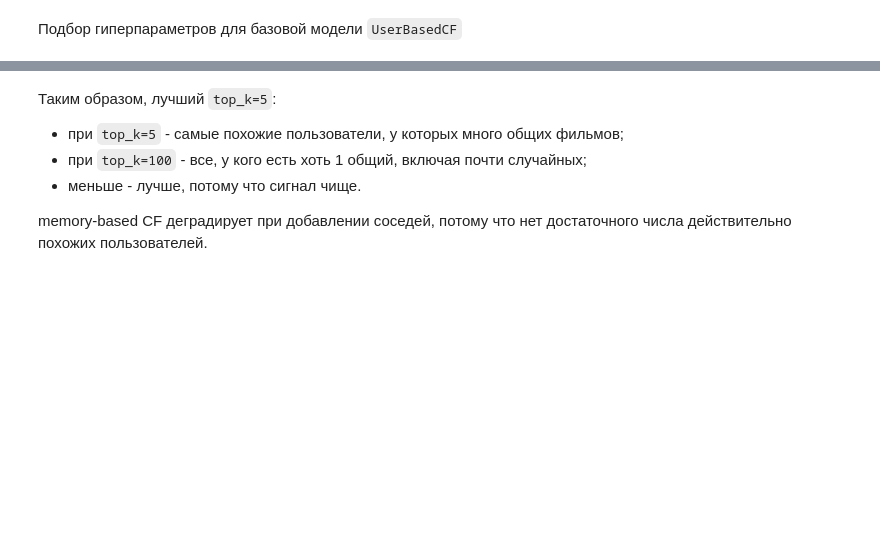
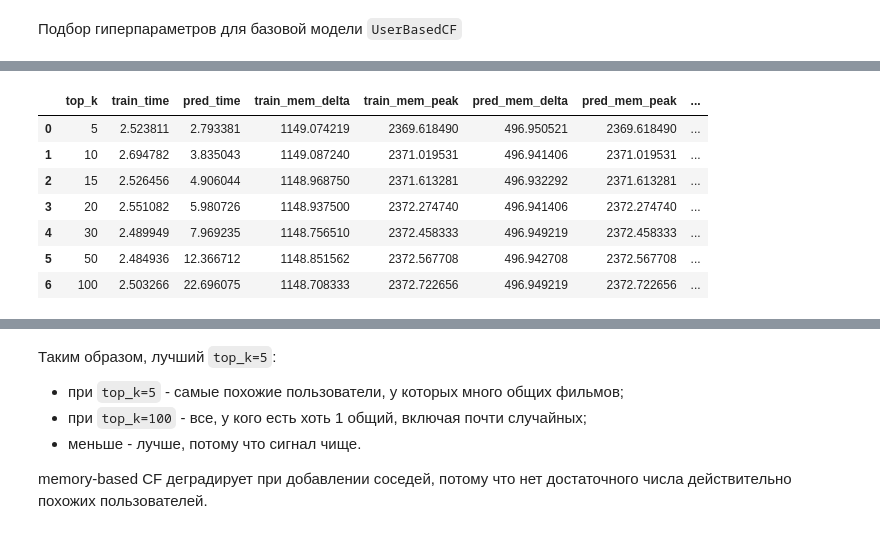
Before and after one commit to AlexanderSh11/recsys-benchmark, a Jupyter notebook: benchmarks/run_benchmark.ipynb, the cells around one changed output, grey strips where cells are left out. Cells and saved outputs as stored; diff of their text form; code cells hidden in the pictures; blank space fills up the shorter version.

```diff
--- a/benchmarks/run_benchmark.ipynb
+++ b/benchmarks/run_benchmark.ipynb
@@ -212,3 +212,17 @@ show_graph(
+# %%
+with open(USERBASED_CF_PARAMS_SEARCH_PATH, "rb") as f:
+    df_UserBasedCF = pickle.load(f)
+
+df_UserBasedCF
+# %% [output]
+|  | top_k | train_time | pred_time | train_mem_delta | train_mem_peak | pred_mem_delta | pred_mem_peak | ... |
+| 0 | 5 | 2.523811 | 2.793381 | 1149.074219 | 2369.618490 | 496.950521 | 2369.618490 | ... |
+| 1 | 10 | 2.694782 | 3.835043 | 1149.087240 | 2371.019531 | 496.941406 | 2371.019531 | ... |
+| 2 | 15 | 2.526456 | 4.906044 | 1148.968750 | 2371.613281 | 496.932292 | 2371.613281 | ... |
+| 3 | 20 | 2.551082 | 5.980726 | 1148.937500 | 2372.274740 | 496.941406 | 2372.274740 | ... |
+| 4 | 30 | 2.489949 | 7.969235 | 1148.756510 | 2372.458333 | 496.949219 | 2372.458333 | ... |
+| 5 | 50 | 2.484936 | 12.366712 | 1148.851562 | 2372.567708 | 496.942708 | 2372.567708 | ... |
+| 6 | 100 | 2.503266 | 22.696075 | 1148.708333 | 2372.722656 | 496.949219 | 2372.722656 | ... |
 # %%
 def model_factory():
     return UserBasedCF(top_k=5)
```
Also changed, not shown: parts of 10 cells of this notebook, 24 other files.
